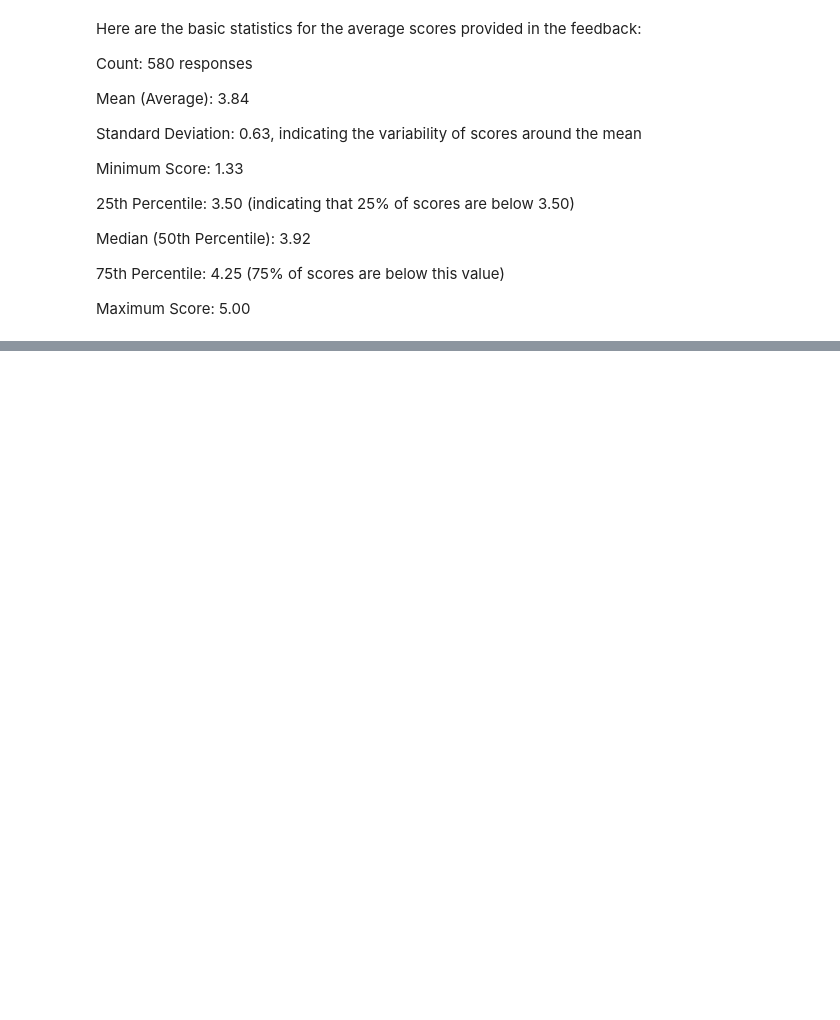
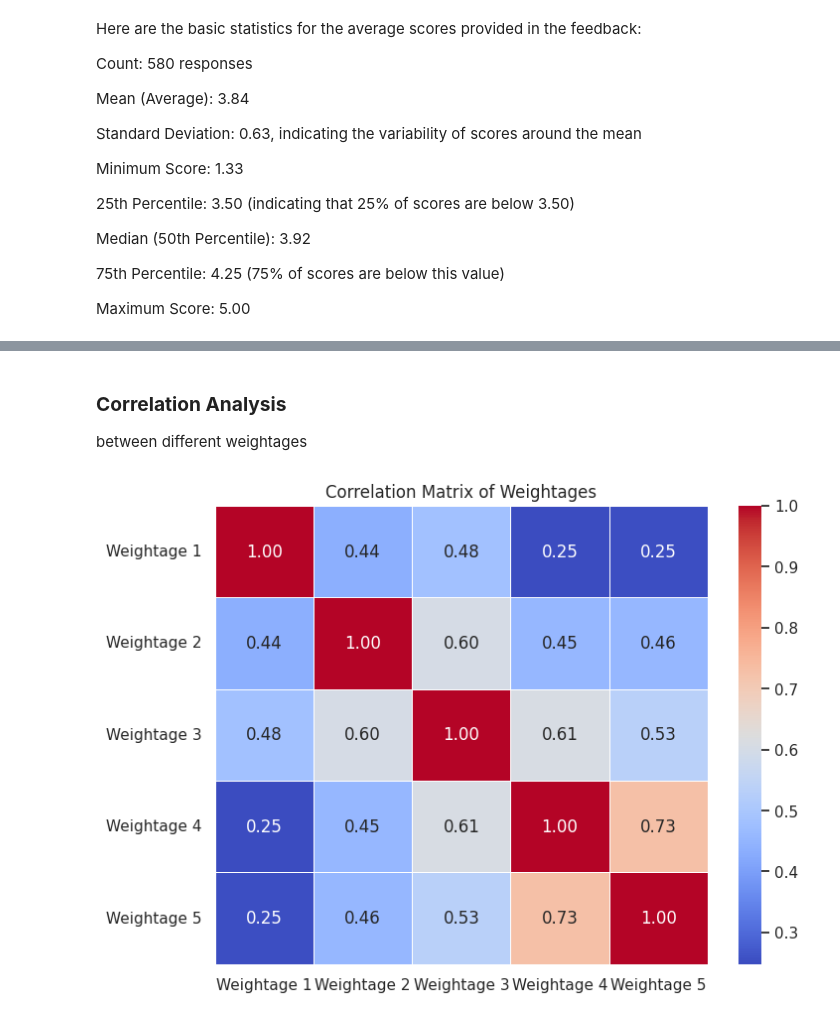
Before and after one commit to WellBrian/FUTURE_DS_03, a Jupyter notebook: Student_satisfaction_survey.ipynb, the cells around one changed output, grey strips where cells are left out. Drawn from its saved outputs; the diff is of its cells as text; code cells hidden in the pictures; blank space fills up the shorter version.

```diff
--- a/Student_satisfaction_survey.ipynb
+++ b/Student_satisfaction_survey.ipynb
@@ -105,0 +137,15 @@ Maximum Score: 5.00
+# %% [markdown]
+### **Correlation Analysis**
+
+between different weightages
+# %%
+# Calculating the correlation matrix
+weightage_correlation = df[weightage_columns].corr()
+
+# Plotting the heatmap for the correlation matrix
+plt.figure(figsize=(8, 6))
+sns.heatmap(weightage_correlation, annot=True, cmap='coolwarm', fmt=".2f", linewidths=.5)
+plt.title('Correlation Matrix of Weightages')
+plt.show()
+# %% [output]
+[figure, added]
```
Also changed, not shown: parts of 7 cells of this notebook.
